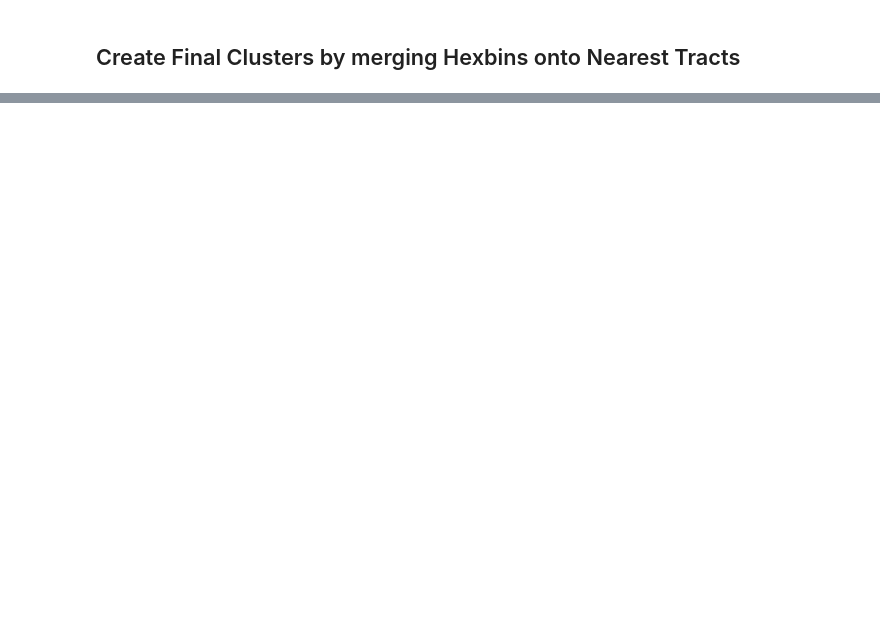
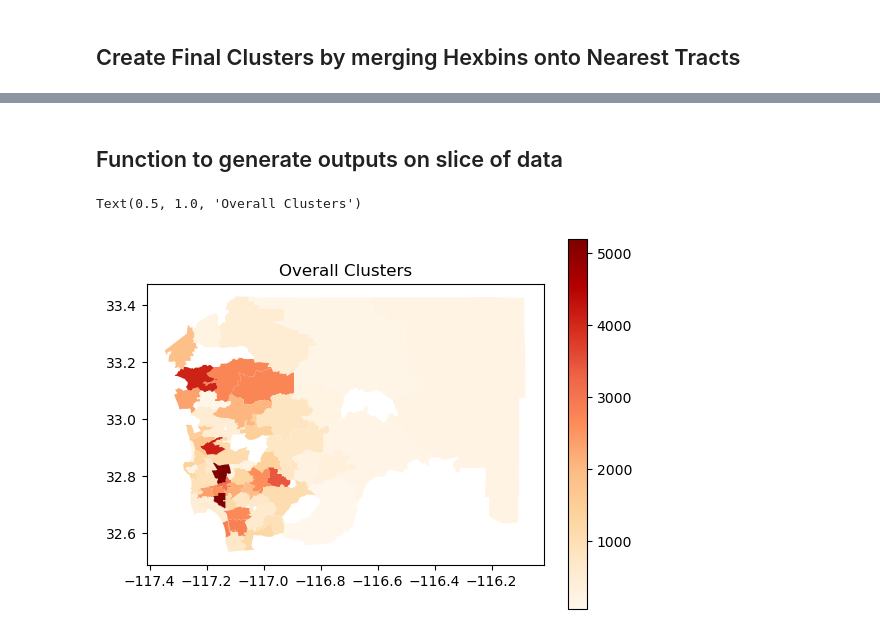
Before and after one commit to michaelmss/DSC180A-Activity-Centers, a Jupyter notebook: Notebooks/Hexbins.ipynb, the cells around one changed output, grey strips where cells are left out. Cells and saved outputs as stored; diff of their text form; code cells hidden in the pictures; blank space fills up the shorter version.

```diff
--- a/Notebooks/Hexbins.ipynb
+++ b/Notebooks/Hexbins.ipynb
@@ -157,0 +125,12 @@ dissolved.plot(column='cluster')
+# %% [markdown]
+## Function to generate outputs on slice of data
+# %%
+index_and_counts = generate_counts(final_merge)
+_df = process_centers(index_and_counts)
+_df = generate_clusters(_df)
+groupby_tracts = merge_tracts(full_merge,_df,tracts)
+dissolved = geometries_to_tracts(groupby_tracts,10)
+dissolved.plot(column='count',legend=True,cmap='OrRd').set_title('Overall Clusters')
+# %% [output]
+Text(0.5, 1.0, 'Overall Clusters')
+[figure, added]
```
Also changed, not shown: parts of 19 cells of this notebook, 17 other files.
